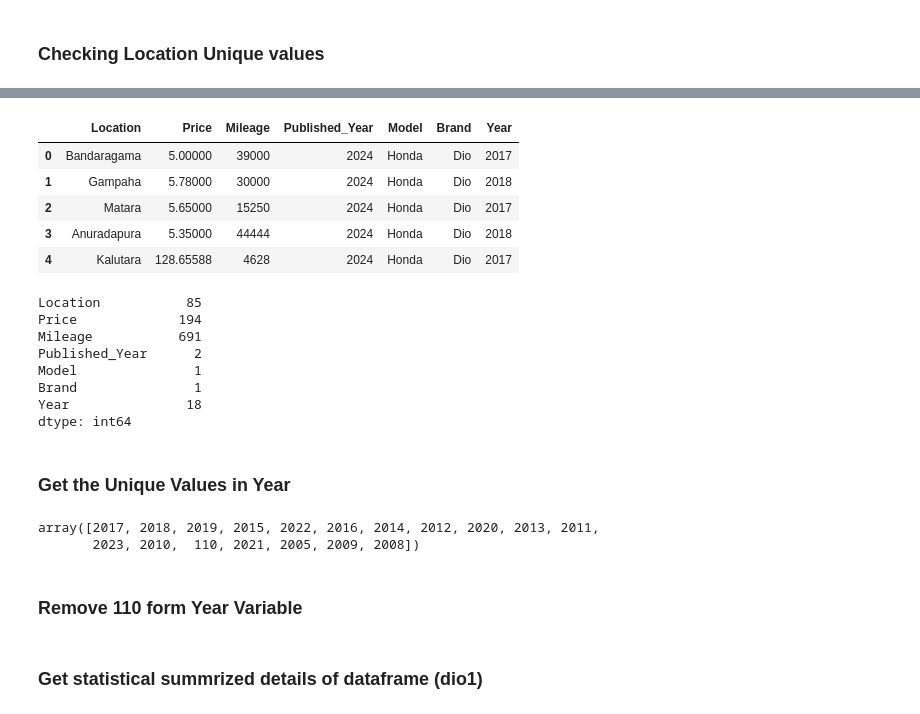
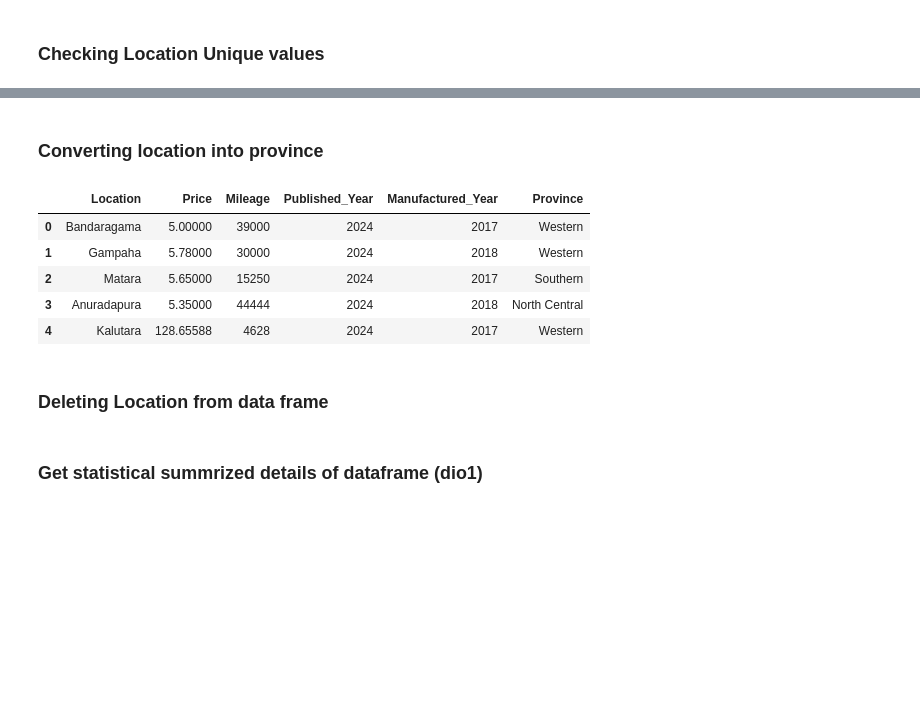
Before and after one commit to isurumadhushan24572/Used-Motor-Bike-Price-Recomendation, a Jupyter notebook: Implementation/Honda.ipynb, the cells around one changed output, grey strips where cells are left out. Cells and saved outputs as stored; diff of their text form; code cells hidden in the pictures; blank space fills up the shorter version.

```diff
--- a/Implementation/Honda.ipynb
+++ b/Implementation/Honda.ipynb
@@ -90,7 +101,4 @@ dio["Published_Year"]=pd.to_datetime(dio["Date"]).dt.year
 # %%
-dio["Model"]=dio["Title"].str.split().str[0]
-dio["Brand"]=dio["Title"].str.split().str[1]
-dio["Year"]=dio["Title"].str.split().str[2]
 
 dio.drop(["Title","Date"],axis=1,inplace=True)  # drop Title and Date column permanatly
 # %% [markdown]
@@ -217,0 +179,3 @@ See the caveats in the documentation: https://pandas.pydata.org/pandas-docs/stab
+# %%
+
+dio["Manufactured_Year"]=dio["Manufactured_Year"].astype(int)
@@ -218,3 +184,12 @@ See the caveats in the documentation: https://pandas.pydata.org/pandas-docs/stab
+# %%
+# List of years to be replaced
+years_to_replace = [2023, 2022, 2021]
+
+# Replace the years with 2020
+dio['Manufactured_Year'] = dio['Manufactured_Year'].replace(years_to_replace, 2020)
+
+# Ensure the column is of integer type
+dio['Manufactured_Year'] = dio['Manufactured_Year'].astype(int)
 # %% [markdown]
 ### Checking Location Unique values
 # %%
@@ -241,29 +216,38 @@ array(['Bandaragama', 'Gampaha', 'Matara', 'Anuradapura', 'Kalutara',
+# %% [markdown]
+### Converting location into province
+# %%
+location_to_province = {
+    'Bandaragama': 'Western', 'Gampaha': 'Western', 'Matara': 'Southern', 'Anuradapura': 'North Central',
+    'Kalutara': 'Western', 'Nawalapitiya': 'Central', 'Kurunegala': 'North Western', 'Galle': 'Southern',
+    'Colombo': 'Western', 'Kandy': 'Central', 'Wennappuwa': 'North Western', 'Kadawatha': 'Western',
+    'Negombo': 'Western', 'Horana': 'Western', 'Matale': 'Central', 'Ratnapura': 'Sabaragamuwa',
+    'Kuliyapitiya': 'North Western', 'Mirigama': 'Western', 'Polonnaruwa': 'North Central',
+    'Dehiwala-Mount-Lavinia': 'Western', 'Panadura': 'Western', 'Matugama': 'Western', 'Katunayake': 'Western',
+    'Chilaw': 'North Western', 'Embilipitiya': 'Sabaragamuwa', 'Pannala': 'North Western', 'Mannar': 'Northern',
+    'Puttalam': 'North Western', 'Bandarawela': 'Uva', 'Polgahawela': 'North Western', 'Badulla': 'Uva',
+    'Dompe': 'Western', 'Piliyandala': 'Western', 'Malabe': 'Western', 'Boralesgamuwa': 'Western',
+    'Kegalle': 'Sabaragamuwa', 'Kaduwela': 'Western', 'Kalawana': 'Sabaragamuwa', 'Mawanella': 'Sabaragamuwa',
+    'Minuwangoda': 'Western', 'Nittambuwa': 'Western', 'Hambantota': 'Southern', 'Weligama': 'Southern',
+    'Elpitiya': 'Southern', 'Ambalangoda': 'Southern', 'Tangalle': 'Southern', 'Divulapitiya': 'Western',
+    'Gampola': 'Central', 'Padukka': 'Western', 'Kottawa': 'Western', 'Battaramulla': 'Western',
+    'Kelaniya': 'Western', 'Moneragala': 'Uva', 'Ja-Ela': 'Western', 'Wattala': 'Western', 'Welimada': 'Uva',
+    'Mahiyanganaya': 'Uva', 'Moratuwa': 'Western', 'Ragama': 'Western', 'Marawila': 'North Western',
+    'Kandana': 'Western', 'Maharagama': 'Western', 'Kalmunai': 'Eastern', 'Beruwala': 'Western', 'Nugegoda': 'Western',
+    'Homagama': 'Western', 'Trincomalee': 'Eastern', 'Balangoda': 'Sabaragamuwa', 'Kotte': 'Western', 'Ampara': 'Eastern',
+    'Dambulla': 'Central', 'Avissawella': 'Western', 'Kiribathgoda': 'Western', 'Mulleriyawa': 'Western', 'Dankotuwa': 'North Western',
+    'Kilinochchi': 'Northern', 'Pannipitiya': 'Western', 'Nawala': 'Western', 'Hikkaduwa': 'Southern', 'Batticaloa': 'Eastern',
+    'Eheliyagoda': 'Sabaragamuwa', 'Kolonnawa': 'Western', 'Jaffna': 'Northern', 'Warakapola': 'Sabaragamuwa',
+    'Nuwara-Eliya': 'Central', 'Welisara': 'Western'
+}
+
+# Map the 'Location' column to 'Province' using the dictionary
+dio['Province'] = dio['Location'].map(location_to_province)
 # %%
-dio1.head()
+dio.head()
 # %% [output]
-|  | Location | Price | Mileage | Published_Year | Model | Brand | Year |
-| 0 | Bandaragama | 5.00000 | 39000 | 2024 | Honda | Dio | 2017 |
-| 1 | Gampaha | 5.78000 | 30000 | 2024 | Honda | Dio | 2018 |
-| 2 | Matara | 5.65000 | 15250 | 2024 | Honda | Dio | 2017 |
-| 3 | Anuradapura | 5.35000 | 44444 | 2024 | Honda | Dio | 2018 |
-| 4 | Kalutara | 128.65588 | 4628 | 2024 | Honda | Dio | 2017 |
+|  | Location | Price | Mileage | Published_Year | Manufactured_Year | Province |
+| 0 | Bandaragama | 5.00000 | 39000 | 2024 | 2017 | Western |
+| 1 | Gampaha | 5.78000 | 30000 | 2024 | 2018 | Western |
+| 2 | Matara | 5.65000 | 15250 | 2024 | 2017 | Southern |
+| 3 | Anuradapura | 5.35000 | 44444 | 2024 | 2018 | North Central |
+| 4 | Kalutara | 128.65588 | 4628 | 2024 | 2017 | Western |
-# %%
-dio1.nunique()
-# %% [output]
-Location           85
-Price             194
-Mileage           691
-Published_Year      2
-Model               1
-Brand               1
-Year               18
-dtype: int64
-# %% [markdown]
-### Get the Unique Values in Year
-# %%
-dio1["Year"].unique()
-# %% [output]
-array([2017, 2018, 2019, 2015, 2022, 2016, 2014, 2012, 2020, 2013, 2011,
-       2023, 2010,  110, 2021, 2005, 2009, 2008])
-# %% [markdown]
-### Remove 110 form Year Variable
@@ -271,0 +254,2 @@ dio1 = dio1[~dio1["Year"].isin([110])]
+# %% [markdown]
+### Deleting Location from data frame
```
Also changed, not shown: parts of 129 cells of this notebook, 10 other files.
